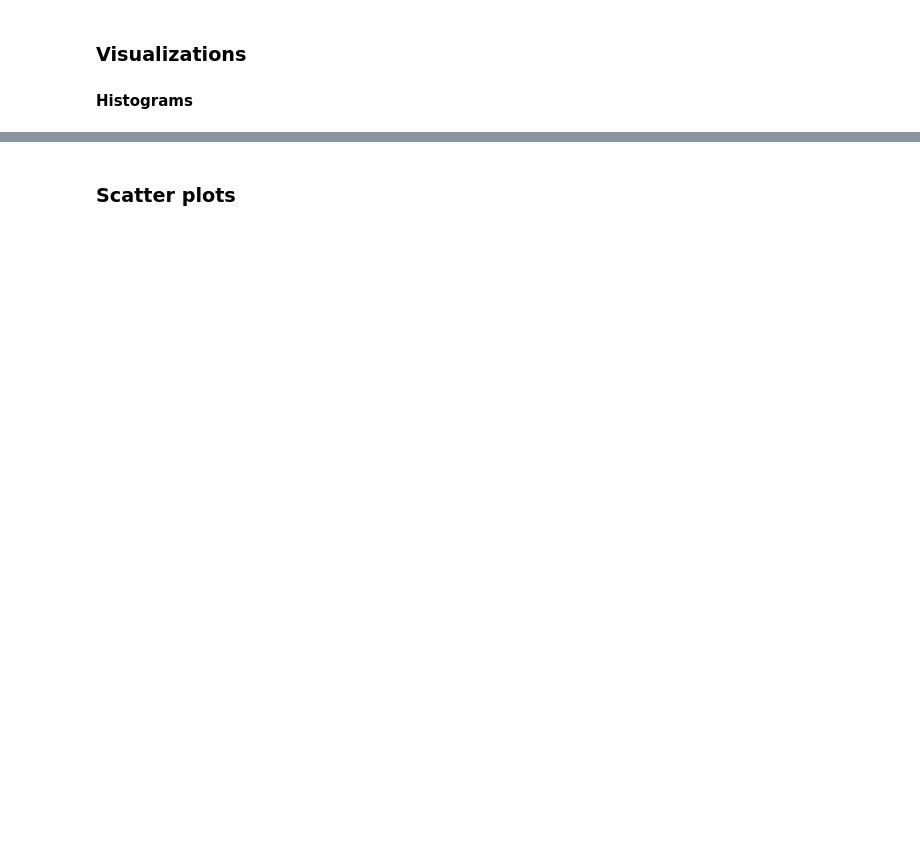
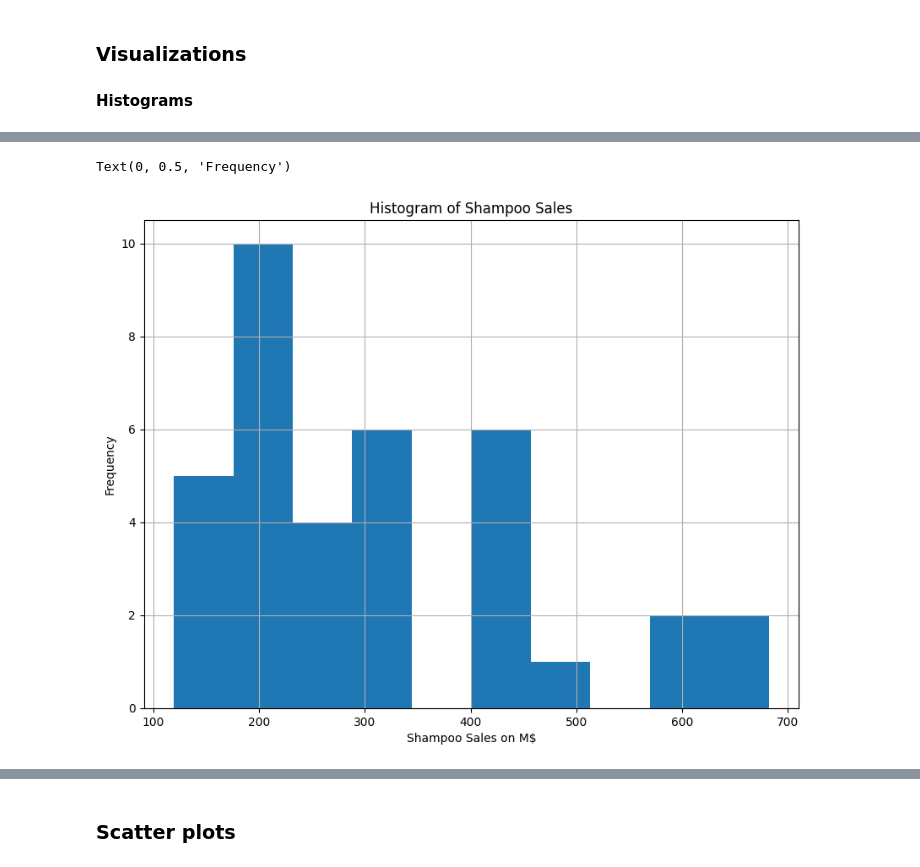
Before and after one commit to iragca/DS412-Time-Series-Analysis-and-Stochastic-Processes, a Jupyter notebook: notebooks/Basic Statistics - Descriptive and Inferential (Student's Copy).ipynb, the cells around one changed output, grey strips where cells are left out. Drawn from its saved outputs; the diff is of its cells as text; code cells hidden in the pictures; blank space fills up the shorter version.

```diff
--- a/notebooks/Basic Statistics - Descriptive and Inferential (Student's Copy).ipynb
+++ b/notebooks/Basic Statistics - Descriptive and Inferential (Student's Copy).ipynb
@@ -98,14 +173,18 @@ data.hist();
 # %%
 #use to only plot a portion of dataframe 'Sales'
-
+data.hist()
 
 #what to use give a title 'Histogram of Shampoo Sales'
-
+plt.title('Histogram of Shampoo Sales')
 
 #what to use to give an x_label 'Shampoo Sales on M$'
-
+plt.xlabel('Shampoo Sales on M$')
 
 #what to use to give a y_label 'Frequency'
+plt.ylabel('Frequency')
+# %% [output]
+Text(0, 0.5, 'Frequency')
+[figure, added]
 # %%
 #use to only plot a portion of dataframe 'Sales' and increase bins to see granular (zoomed in) behavior and use color '#fcba03
 
```
Also changed, not shown: parts of 17 cells of this notebook.
